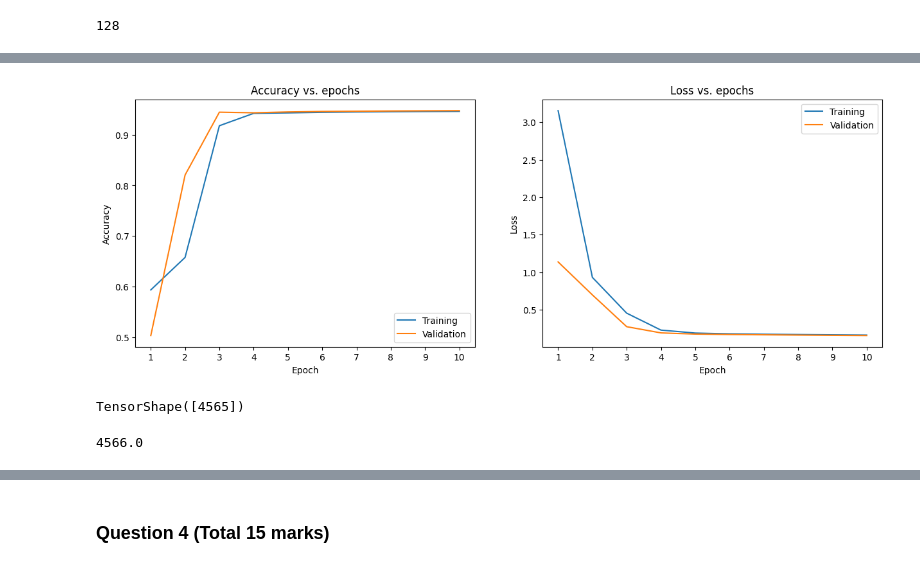
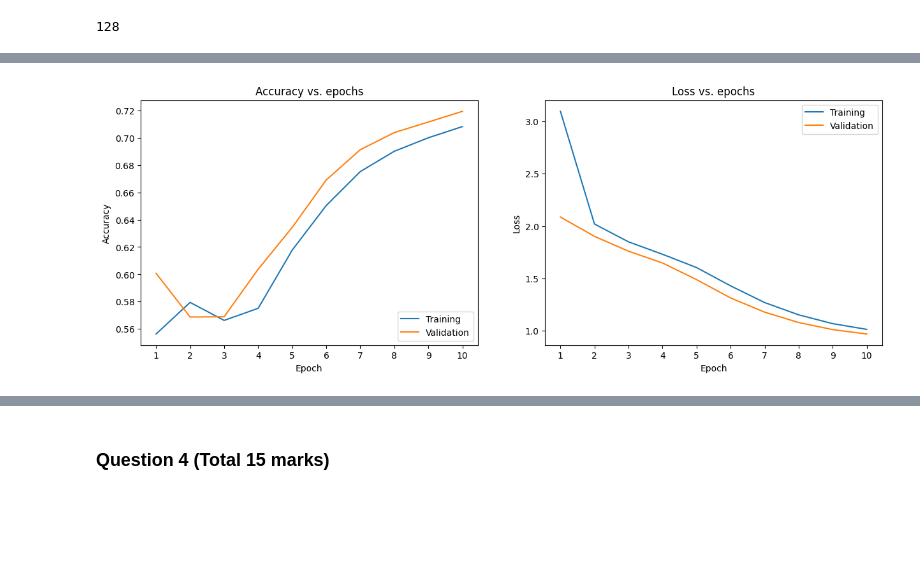
Before and after one commit to bloup1/Deep-Learning, a Jupyter notebook: Summative_assessment_3.ipynb, the cells around one changed output, grey strips where cells are left out. Drawn from its saved outputs; the diff is of its cells as text; code cells hidden in the pictures; blank space fills up the shorter version.

```diff
--- a/Summative_assessment_3.ipynb
+++ b/Summative_assessment_3.ipynb
@@ -1067,4 +1721,7 @@ def get_encoding_indices(elem):
 
 train_codebooks = train_dataset.map(get_encoding_indices)
 val_codebooks = val_dataset.map(get_encoding_indices)
-test_codebooks = val_dataset.map(get_encoding_indices)
+test_codebooks = test_dataset.map(get_encoding_indices)
+# %%
+for a in test_codebooks.take(1):
+    print(a)
@@ -1138,9 +1826,9 @@ def get_model(vocab_size, embedding_dim, gru_units):
     return model
 
 
-rnn_model = get_model(vocab_size = vq_layer.num_embeddings, embedding_dim = 16, gru_units = 1024)
+rnn_model = get_model(vocab_size = vq_layer.num_embeddings, embedding_dim = 128, gru_units = 256)
 rnn_model.summary()
 
-history = rnn_model.fit(train_ds_ar, validation_data=val_ds_ar, epochs=15,
+history = rnn_model.fit(train_ds_ar, validation_data=val_ds_ar, epochs=10,
                         callbacks=[tf.keras.callbacks.EarlyStopping(patience=3)])
 # %% [output]
@@ -1222,6 +1851,0 @@ def get_model(sequence_dim :int, embedding_dim: int, gru_units:int):
-# %%
-rnn_model = get_model(sequence_dim = 128, embedding_dim = 64, gru_units = 256)
-rnn_model.summary()
-
-history = rnn_model.fit(train_ds_ar, validation_data=val_ds_ar, epochs=10,
-                        callbacks=[tf.keras.callbacks.EarlyStopping(patience=3)])
@@ -1266,30 +1852,30 @@ history.history
 # %%
 # Run this cell to plot accuracy vs epoch and loss vs epoch
 
 plt.figure(figsize=(15,5))
 plt.subplot(121)
-plt.plot(history.history['preds_sequence_sparse_categorical_accuracy'])
-plt.plot(history.history['val_preds_sequence_sparse_categorical_accuracy'])
+plt.plot(history.history['preds_sparse_categorical_accuracy'])
+plt.plot(history.history['val_preds_sparse_categorical_accuracy'])
 plt.title('Accuracy vs. epochs')
 plt.ylabel('Accuracy')
 plt.xlabel('Epoch')
-plt.xticks(np.arange(len(history.history['preds_sequence_sparse_categorical_accuracy'])))
+plt.xticks(np.arange(len(history.history['preds_sparse_categorical_accuracy'])))
 ax = plt.gca()
-ax.set_xticklabels(1 + np.arange(len(history.history['preds_sequence_sparse_categorical_accuracy'])))
+ax.set_xticklabels(1 + np.arange(len(history.history['preds_sparse_categorical_accuracy'])))
 plt.legend(['Training', 'Validation'], loc='lower right')
 
 plt.subplot(122)
 plt.plot(history.history['loss'])
 plt.plot(history.history['val_loss'])
 plt.title('Loss vs. epochs')
 plt.ylabel('Loss')
 plt.xlabel('Epoch')
-plt.xticks(np.arange(len(history.history['preds_sequence_sparse_categorical_accuracy'])))
+plt.xticks(np.arange(len(history.history['preds_sparse_categorical_accuracy'])))
 ax = plt.gca()
-ax.set_xticklabels(1 + np.arange(len(history.history['preds_sequence_sparse_categorical_accuracy'])))
+ax.set_xticklabels(1 + np.arange(len(history.history['preds_sparse_categorical_accuracy'])))
 plt.legend(['Training', 'Validation'], loc='upper right')
 plt.show()
 # %% [output]
-[figure, old version]
+[figure, new version]
 # %%
 
@@ -1303,8 +1883,0 @@ max_lengtb = a_test_codebook.shape#input_codebook[0][0][0:500]
-# %%
-a_test_codebook.shape
-# %% [output]
-TensorShape([4565])
-# %%
-sound_max_length_padded/2/2
-# %% [output]
-4566.0
```
Also changed, not shown: parts of 108 cells of this notebook.
